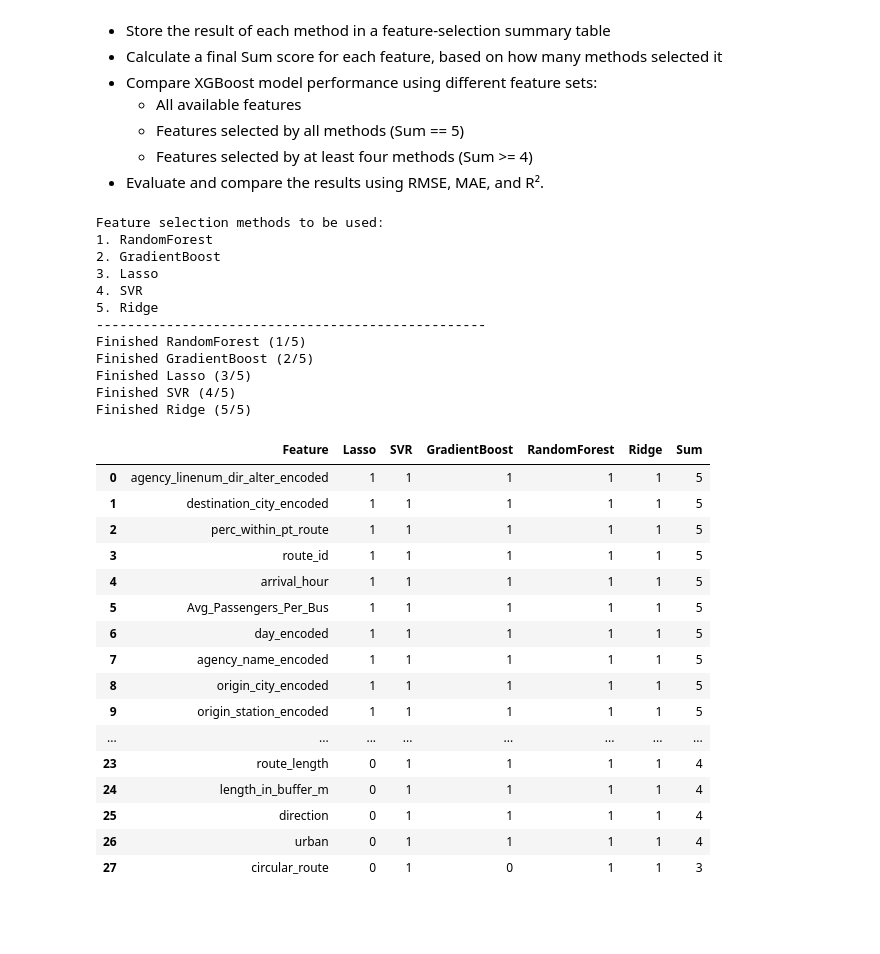
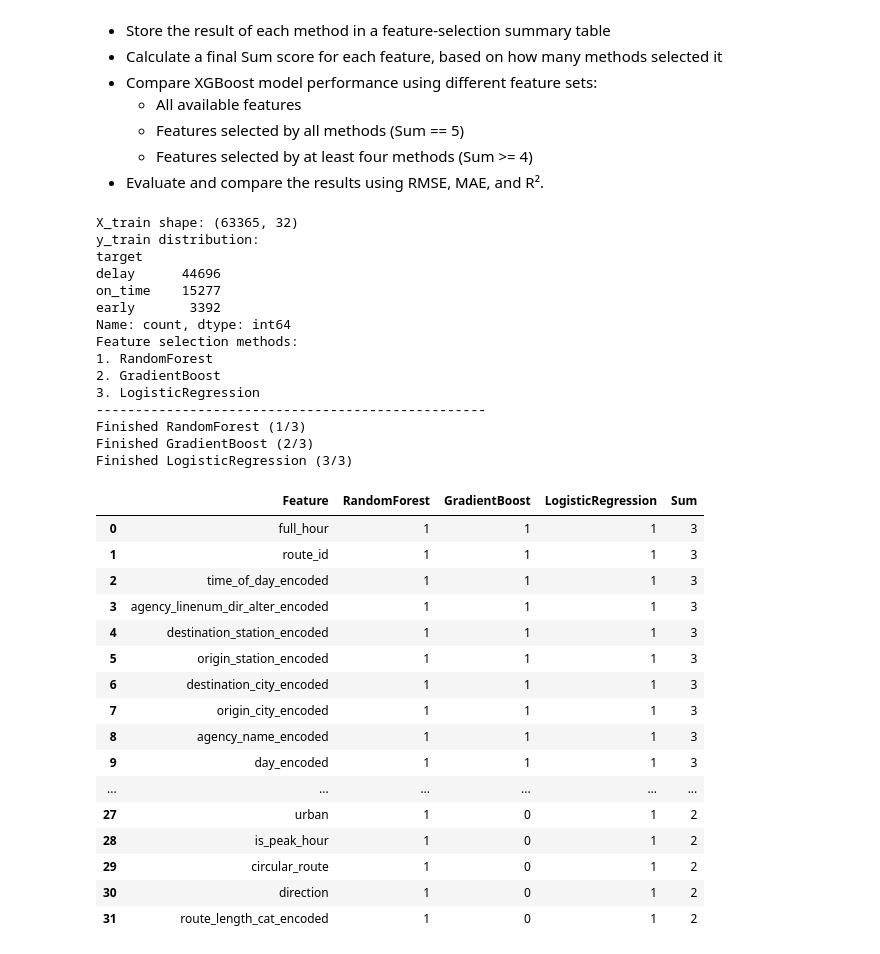
Before and after one commit to ofer-geo/public_transport_ML, a Jupyter notebook: notebooks/Data cleaning & manipulation.ipynb, the cells around one changed output. Cells and saved outputs as stored; diff of their text form; code cells hidden in the pictures; blank space fills up the shorter version.

```diff
--- a/notebooks/Data cleaning & manipulation.ipynb
+++ b/notebooks/Data cleaning & manipulation.ipynb
@@ -638,4 +627,4 @@ Series([], dtype: int64)
 - Report number and proportion of removed observations
 - Optionally visualize feature distributions before and after outlier handling using boxplots
 # %%
-train_df = handle_outliers(train_df, boxplots=False)
+train_df = handle_outliers(train_df, boxplots=False, verbose=True)
@@ -641,0 +638,3 @@ train_df = handle_outliers(train_df, boxplots=False)
+# %%
+train_df = create_target(train_df)
+print(train_df['target'].value_counts())
@@ -693,44 +703,49 @@ train_df, te, alternative_cols = encode_categorical_columns(train_df, te=None, a
     - Features selected by at least four methods (Sum >= 4)
 -  Evaluate and compare the results using RMSE, MAE, and R².
 # %%
-## Drop unnecessary columns
 train_df = drop_unnecessary_columns(train_df)
 
-## Define target variable and X_train and y_train
-target_col = "duration_difference_min"
-X_train = train_df.drop(columns=[target_col])
-y_train = train_df[target_col]
+# Define X and y
+cols_to_exclude = ['target', 'duration_difference_min']
+X_train = train_df.drop(columns=cols_to_exclude, errors='ignore')
+y_train = train_df['target']
 
+print(f"X_train shape: {X_train.shape}")
+print(f"y_train distribution:\n{y_train.value_counts()}")
+
+# Run feature selection
 selection_df = run_feature_selection_methods(X_train, y_train)
-
 selection_df
 # %% [output]
-Feature selection methods to be used:
+X_train shape: (63365, 32)
+y_train distribution:
+target
+delay      44696
+on_time    15277
+early       3392
+Name: count, dtype: int64
+Feature selection methods:
 1. RandomForest
 2. GradientBoost
-3. Lasso
-4. SVR
-5. Ridge
+3. LogisticRegression
 --------------------------------------------------
-Finished RandomForest (1/5)
-Finished GradientBoost (2/5)
-Finished Lasso (3/5)
-Finished SVR (4/5)
-Finished Ridge (5/5)
+Finished RandomForest (1/3)
+Finished GradientBoost (2/3)
+Finished LogisticRegression (3/3)
-|  | Feature | Lasso | SVR | GradientBoost | RandomForest | Ridge | Sum |
-| 0 | agency_linenum_dir_alter_encoded | 1 | 1 | 1 | 1 | 1 | 5 |
-| 1 | destination_city_encoded | 1 | 1 | 1 | 1 | 1 | 5 |
-| 2 | perc_within_pt_route | 1 | 1 | 1 | 1 | 1 | 5 |
-| 3 | route_id | 1 | 1 | 1 | 1 | 1 | 5 |
-| 4 | arrival_hour | 1 | 1 | 1 | 1 | 1 | 5 |
-| 5 | Avg_Passengers_Per_Bus | 1 | 1 | 1 | 1 | 1 | 5 |
-| 6 | day_encoded | 1 | 1 | 1 | 1 | 1 | 5 |
-| 7 | agency_name_encoded | 1 | 1 | 1 | 1 | 1 | 5 |
-| 8 | origin_city_encoded | 1 | 1 | 1 | 1 | 1 | 5 |
-| 9 | origin_station_encoded | 1 | 1 | 1 | 1 | 1 | 5 |
-| ... | ... | ... | ... | ... | ... | ... | ... |
-| 23 | route_length | 0 | 1 | 1 | 1 | 1 | 4 |
-| 24 | length_in_buffer_m | 0 | 1 | 1 | 1 | 1 | 4 |
-| 25 | direction | 0 | 1 | 1 | 1 | 1 | 4 |
-| 26 | urban | 0 | 1 | 1 | 1 | 1 | 4 |
-| 27 | circular_route | 0 | 1 | 0 | 1 | 1 | 3 |
+|  | Feature | RandomForest | GradientBoost | LogisticRegression | Sum |
+| 0 | full_hour | 1 | 1 | 1 | 3 |
+| 1 | route_id | 1 | 1 | 1 | 3 |
+| 2 | time_of_day_encoded | 1 | 1 | 1 | 3 |
+| 3 | agency_linenum_dir_alter_encoded | 1 | 1 | 1 | 3 |
+| 4 | destination_station_encoded | 1 | 1 | 1 | 3 |
+| 5 | origin_station_encoded | 1 | 1 | 1 | 3 |
+| 6 | destination_city_encoded | 1 | 1 | 1 | 3 |
+| 7 | origin_city_encoded | 1 | 1 | 1 | 3 |
+| 8 | agency_name_encoded | 1 | 1 | 1 | 3 |
+| 9 | day_encoded | 1 | 1 | 1 | 3 |
+| ... | ... | ... | ... | ... | ... |
+| 27 | urban | 1 | 0 | 1 | 2 |
+| 28 | is_peak_hour | 1 | 0 | 1 | 2 |
+| 29 | circular_route | 1 | 0 | 1 | 2 |
+| 30 | direction | 1 | 0 | 1 | 2 |
+| 31 | route_length_cat_encoded | 1 | 0 | 1 | 2 |
```
Also changed, not shown: parts of 28 cells of this notebook.
